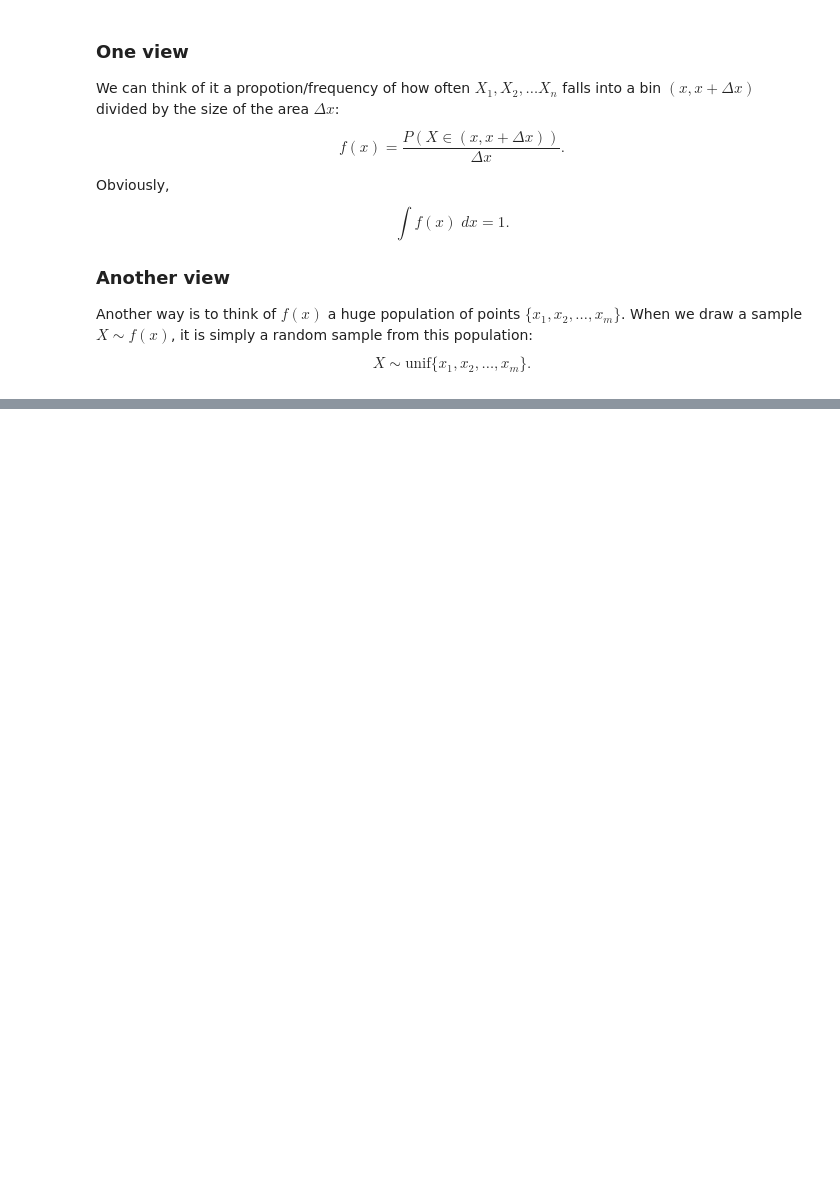
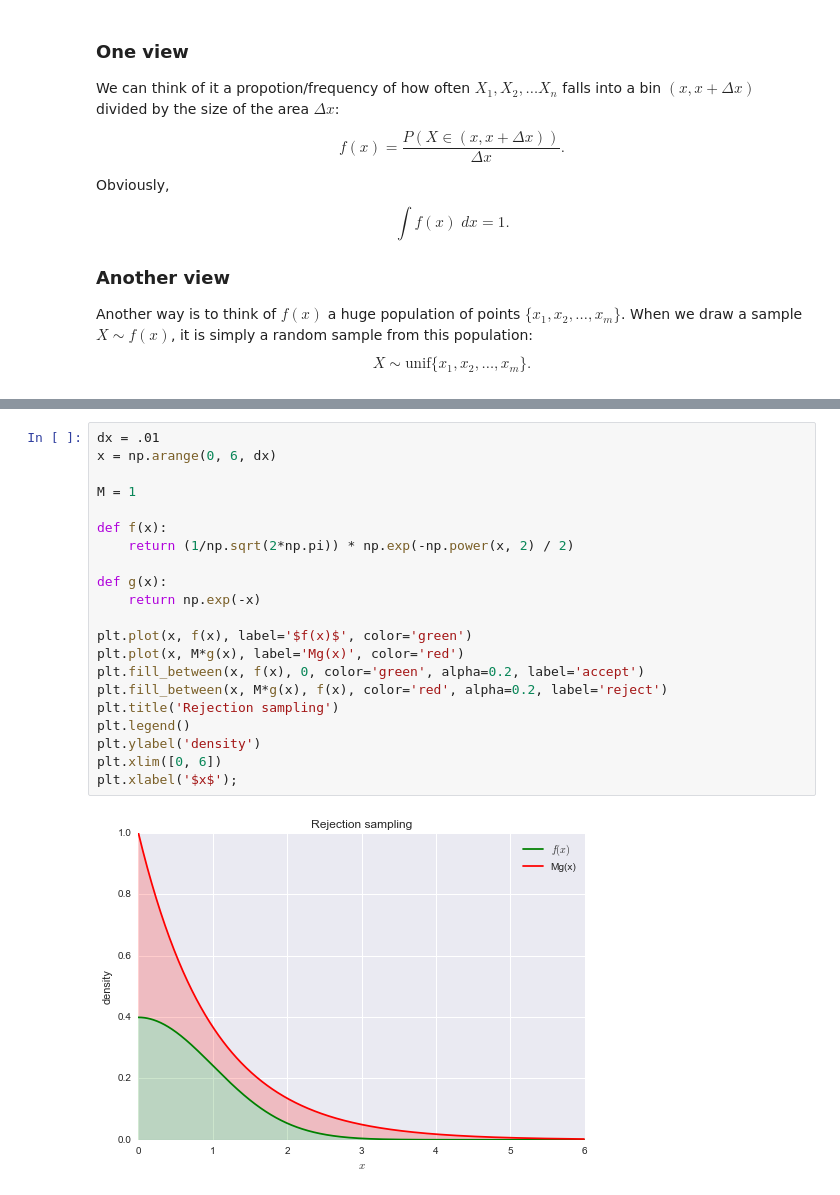
Before and after one commit to hang-qi/stat-programming, a Jupyter notebook: 11-monte-carlo.ipynb, the cells around one changed output, grey strips where cells are left out. Drawn from its saved outputs; the diff is of its cells as text; blank space fills up the shorter version.

Commit message:
Add inversion and rejection sampling

```diff
--- a/11-monte-carlo.ipynb
+++ b/11-monte-carlo.ipynb
@@ -128,0 +247,23 @@ As shown by the orange arrows in the figure above, to draw a sample $X\sim f(x)$
+# %%
+dx = .01
+x = np.arange(0, 6, dx)
+
+M = 1
+
+def f(x):
+    return (1/np.sqrt(2*np.pi)) * np.exp(-np.power(x, 2) / 2)
+
+def g(x):
+    return np.exp(-x)
+
+plt.plot(x, f(x), label='$f(x)$', color='green')
+plt.plot(x, M*g(x), label='Mg(x)', color='red')
+plt.fill_between(x, f(x), 0, color='green', alpha=0.2, label='accept')
+plt.fill_between(x, M*g(x), f(x), color='red', alpha=0.2, label='reject')
+plt.title('Rejection sampling')
+plt.legend()
+plt.ylabel('density')
+plt.xlim([0, 6])
+plt.xlabel('$x$');
+# %% [output]
+[figure, added]
```
Also changed, not shown: parts of 12 cells of this notebook.
